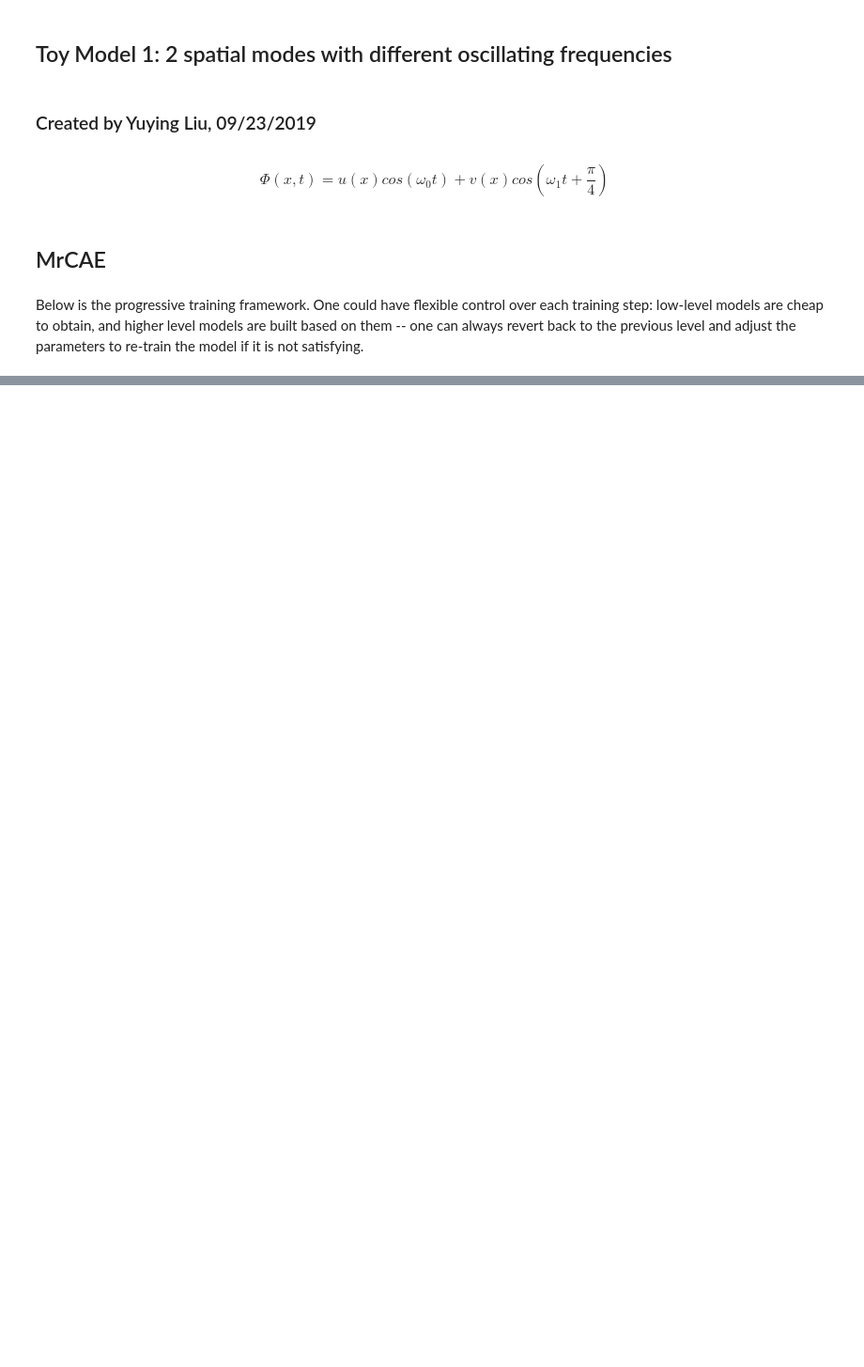
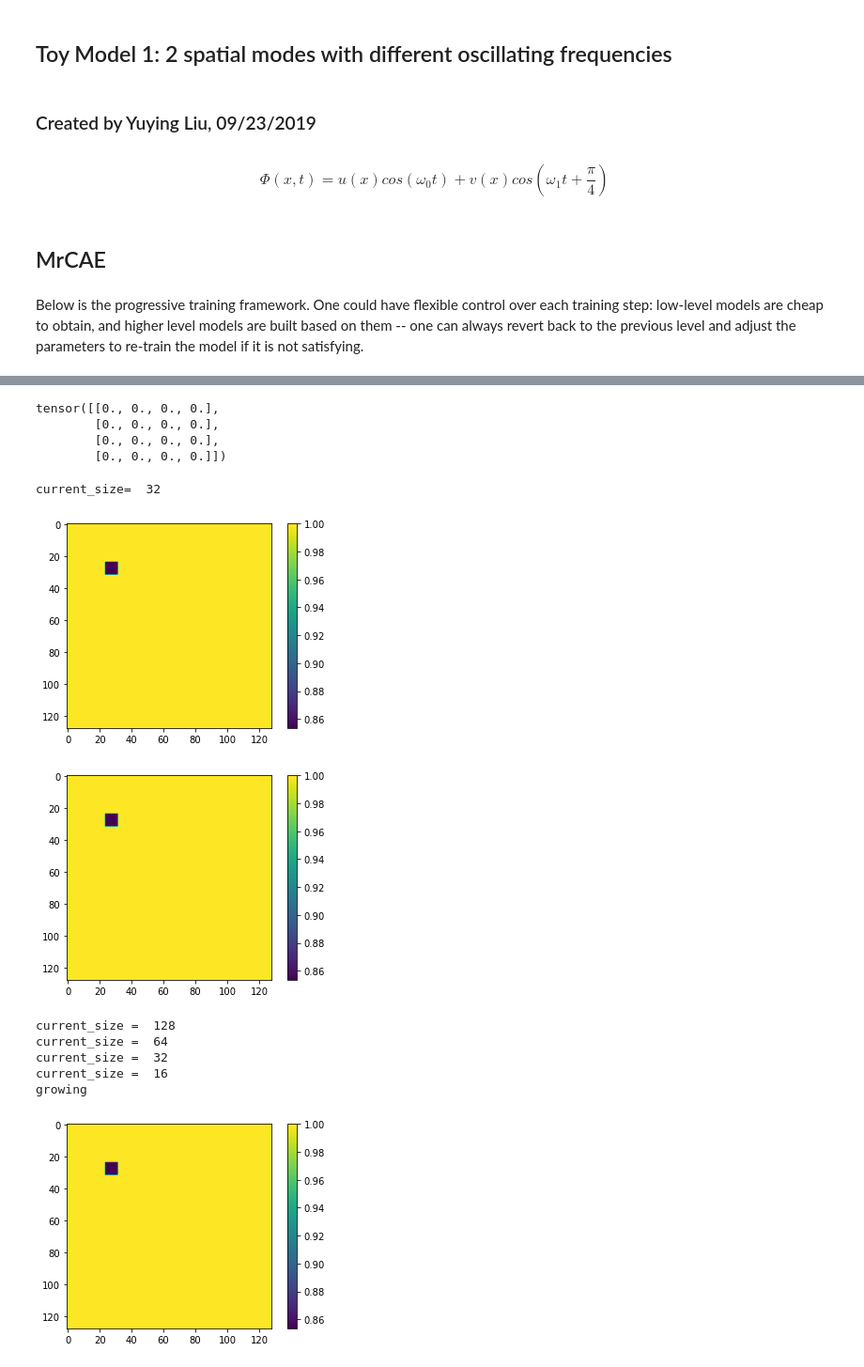
Before and after one commit to KatieJ16/Time_Space_multiscale, a Jupyter notebook: scripts/MrCAE_toy2_everything_averages.ipynb, the cells around one changed output, grey strips where cells are left out. Shown at 94% size. Saved outputs shown, nothing was run; the diff lists cells and outputs as text; code cells hidden in the pictures; blank space fills up the shorter version.

```diff
--- a/scripts/MrCAE_toy2_everything_averages.ipynb
+++ b/scripts/MrCAE_toy2_everything_averages.ipynb
@@ -235,3 +238,33 @@ averaged_full shape =  (5000, 128, 128)
+# %%
+loss
+# %% [output]
+tensor([[0., 0., 0., 0.],
+        [0., 0., 0., 0.],
+        [0., 0., 0., 0.],
+        [0., 0., 0., 0.]])
+# %%
+print("current_size= ", current_size)
+plt.imshow(current_data[0])
+plt.colorbar()
+plt.show()
+
+plt.imshow(data[0])
+plt.colorbar()
+plt.show()
+
+plt.imshow(grow(data_of_size(data,16))[0])
+plt.colorbar()
+plt.show()
+# %% [output]
+current_size=  32
+[figure, added]
+[figure, added]
+current_size =  128
+current_size =  64
+current_size =  32
+current_size =  16
+growing
+[figure, added]
 # %%
 resolved, loss, unresolved = MSE(averaged_data, all_data_4x4, 2)
 # %% [output]
```
Also changed, not shown: parts of 34 cells of this notebook.
